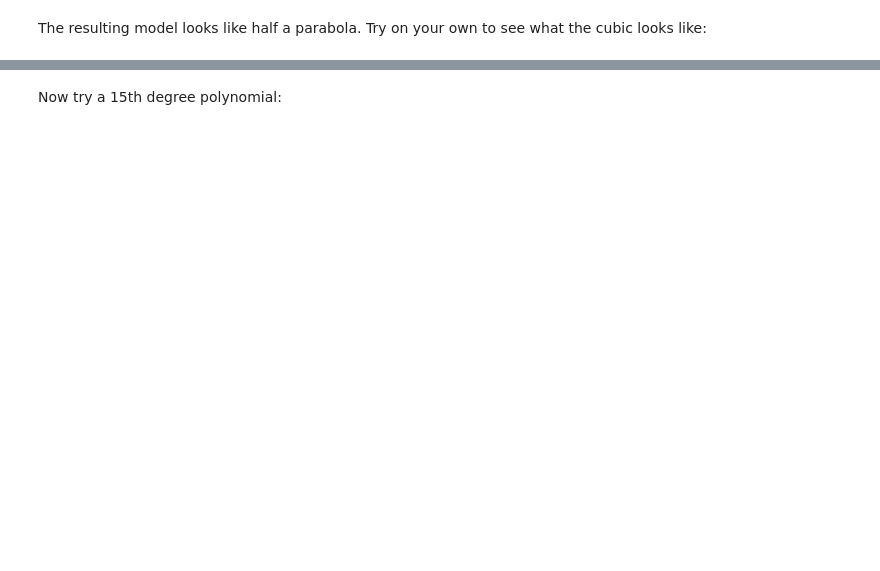
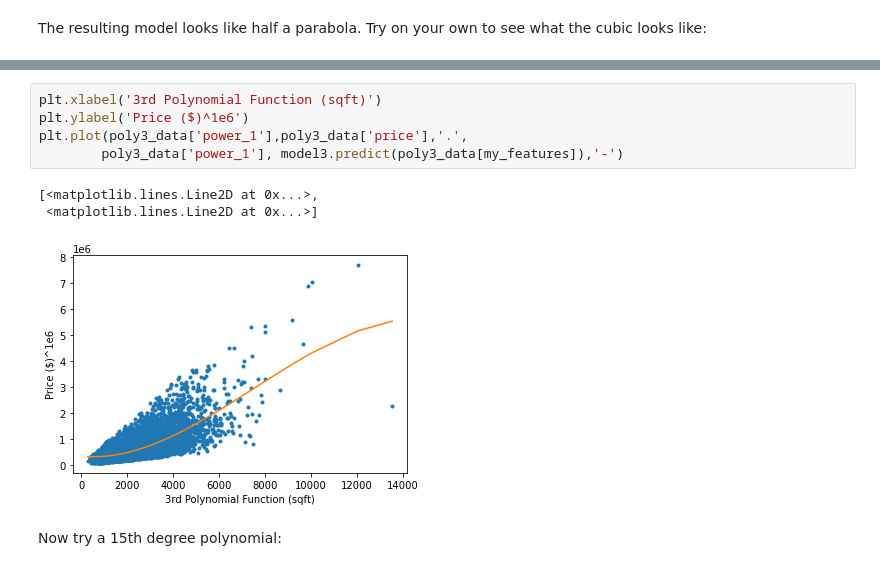
Before and after one commit to albertovpd/machine_learning_specialization_washington_university, a Jupyter notebook: course_tasks/c3_regression-w3_quizz_1-exploring_variance_bias_tradeoff.ipynb, the cells around one changed output, grey strips where cells are left out. Drawn from its saved outputs; the diff is of its cells as text; blank space fills up the shorter version.

```diff
--- a/course_tasks/c3_regression-w3_quizz_1-exploring_variance_bias_tradeoff.ipynb
+++ b/course_tasks/c3_regression-w3_quizz_1-exploring_variance_bias_tradeoff.ipynb
@@ -170,2 +188,11 @@ The resulting model looks like half a parabola. Try on your own to see what the
+# %%
+plt.xlabel('3rd Polynomial Function (sqft)')
+plt.ylabel('Price ($)^1e6')
+plt.plot(poly3_data['power_1'],poly3_data['price'],'.',
+        poly3_data['power_1'], model3.predict(poly3_data[my_features]),'-')
+# %% [output]
+[<matplotlib.lines.Line2D at 0x...>,
+ <matplotlib.lines.Line2D at 0x...>]
+[figure, added]
 # %% [markdown]
 Now try a 15th degree polynomial:
```
Also changed, not shown: parts of 19 cells of this notebook.
